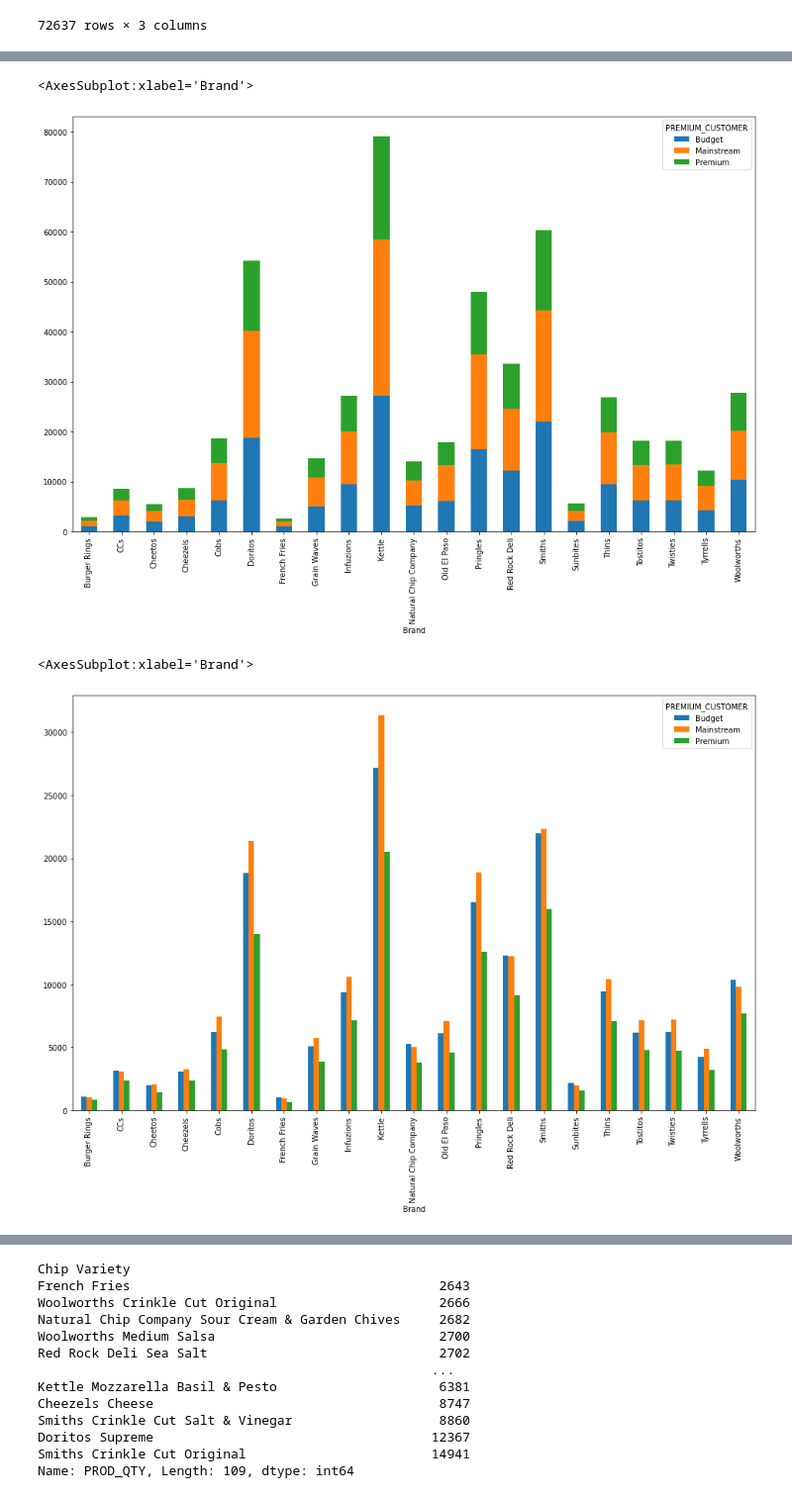
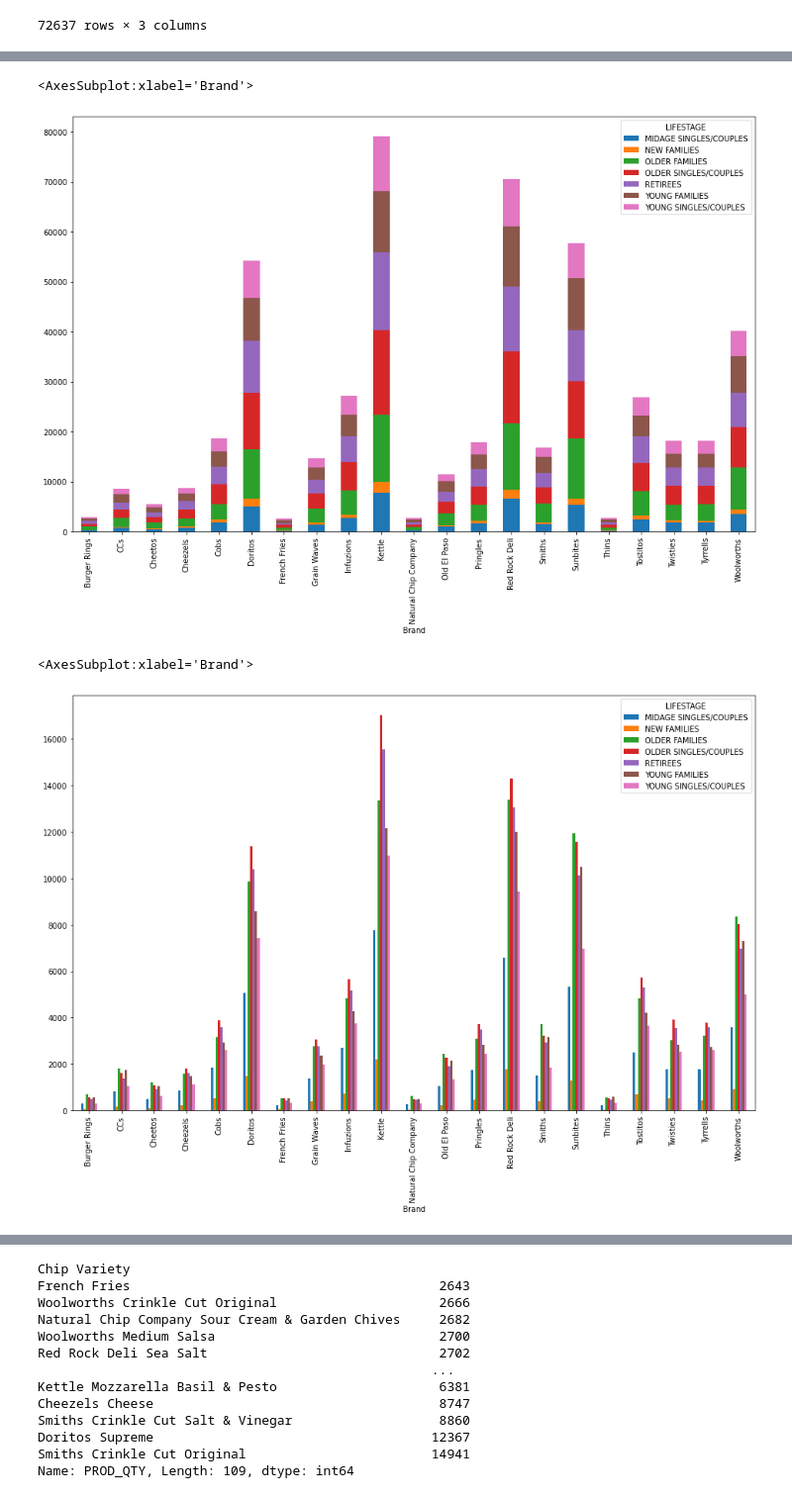
Before and after one commit to kmjacinto2145/quantium_virtual_internship, a Jupyter notebook: Quantium VI - Data Cleaning & Analysis.ipynb, the cells around one changed output, grey strips where cells are left out. Shown at 99% size. Drawn from its saved outputs; the diff is of its cells as text; code cells hidden in the pictures.

```diff
--- a/Quantium VI - Data Cleaning & Analysis.ipynb
+++ b/Quantium VI - Data Cleaning & Analysis.ipynb
@@ -310,5 +324,7 @@ transaction_data["Brand"] = transaction_data["Prod first word"].replace(products
 # %%
-transaction_data = transaction_data.drop(["PROD_NAME", "Prod first word"], axis = 1)
+transaction_data = transaction_data.drop(["PROD_NAME",
+                                          "Prod first word"],
+                                         axis = 1)
 # %%
 transaction_data
 # %% [output]
@@ -343,10 +359,12 @@ purchase_behaviour
 72637 rows × 3 columns
 # %%
 #Merges the two datasets together
-transactions_customers = transaction_data.merge(purchase_behaviour, on = "LYLTY_CARD_NBR")
+transactions_customers = transaction_data.merge(purchase_behaviour,
+                                                on = "LYLTY_CARD_NBR")
 # %%
 #Calculate price
-transactions_customers["Price"] = transactions_customers["TOT_SALES"] / transactions_customers["PROD_QTY"]
+transactions_customers["Price"] = (transactions_customers["TOT_SALES"] /
+                                   transactions_customers["PROD_QTY"])
 # %%
 #Summarises the brands
 brands_sum = transactions_customers.groupby("Brand").sum()
@@ -382,0 +425,15 @@ brands_profile_sum_100.plot(kind="bar", stacked = True, ax = ax)
+# %%
+#Same as before, but lifestage instead of customer profile
+brands_lifestage_sum = transactions_customers.groupby(
+    ["Brand", "LIFESTAGE"]).sum()["PROD_QTY"]
+
+brands_lifestage_sum_100 = brands_lifestage_sum.unstack()
+
+brands_lifestage_sum_100["Total"] = brands_lifestage_sum_100.sum(axis = 1)
+
+for column in brands_lifestage_sum_100.columns:
+    brands_lifestage_sum_100[column] = (brands_lifestage_sum_100[column] /
+                                        brands_lifestage_sum_100["Total"])
+
+brands_lifestage_sum_100 = brands_lifestage_sum_100.drop("Total",
+                                                         axis = 1)
@@ -383,12 +449,16 @@ brands_profile_sum_100.plot(kind="bar", stacked = True, ax = ax)
 # %%
 fig, ax = plt.subplots(figsize = (16,10))
-brands_profile_sum.unstack().plot(kind='bar', stacked=True, ax = ax)
+brands_lifestage_sum.unstack().plot(kind='bar',
+                                    stacked=True,
+                                    ax = ax)
 # %% [output]
 <AxesSubplot:xlabel='Brand'>
-[figure, old version]
+[figure, new version]
 # %%
 fig, ax = plt.subplots(figsize = (16,10))
-brands_profile_sum.unstack().plot(kind='bar', stacked=False, ax = ax)
+brands_lifestage_sum.unstack().plot(kind='bar',
+                                    stacked=False,
+                                    ax = ax)
 # %% [output]
 <AxesSubplot:xlabel='Brand'>
-[figure, old version]
+[figure, new version]
```
Also changed, not shown: parts of 41 cells of this notebook, 3 other files.
